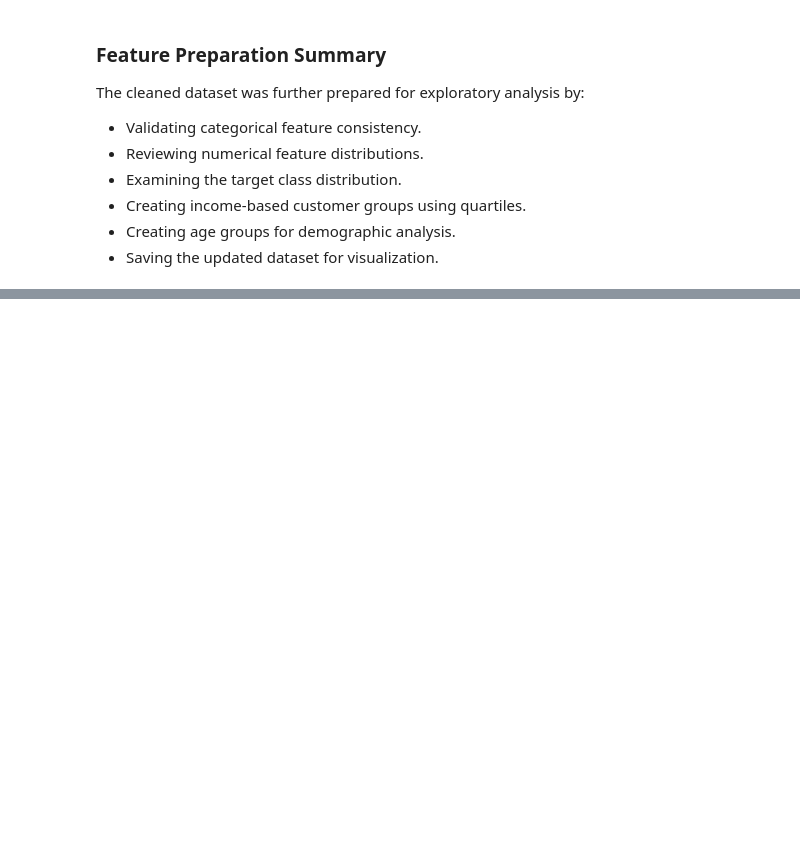
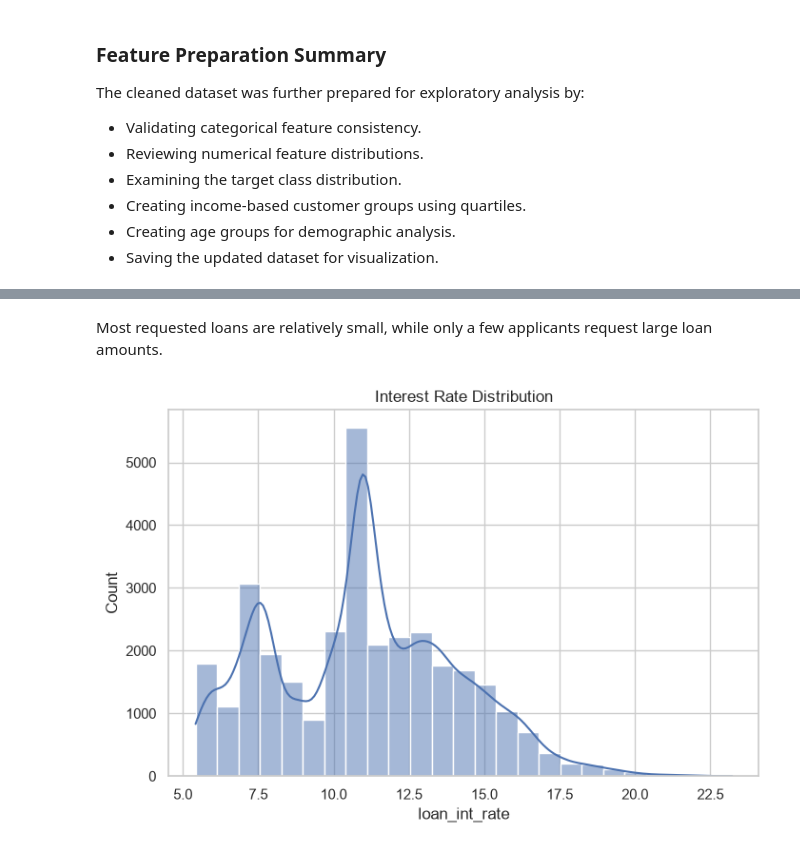
Before and after one commit to charank006/credit-risk-eda, a Jupyter notebook: notebooks/credit_eda.ipynb, the cells around one changed output, grey strips where cells are left out. Saved outputs shown, nothing was run; the diff lists cells and outputs as text; code cells hidden in the pictures; blank space fills up the shorter version.

```diff
--- a/notebooks/credit_eda.ipynb
+++ b/notebooks/credit_eda.ipynb
@@ -547,0 +590,11 @@ The cleaned dataset was further prepared for exploratory analysis by:
+# %% [markdown]
+Most requested loans are relatively small, while only a few applicants request large loan amounts.
+# %%
+plt.figure(figsize=(8,5))
+sns.histplot(df_clean["loan_int_rate"], bins=25, kde=True)
+
+plt.title("Interest Rate Distribution")
+
+plt.show()
+# %% [output]
+[figure, added]
```
Also changed, not shown: parts of 22 cells of this notebook.
